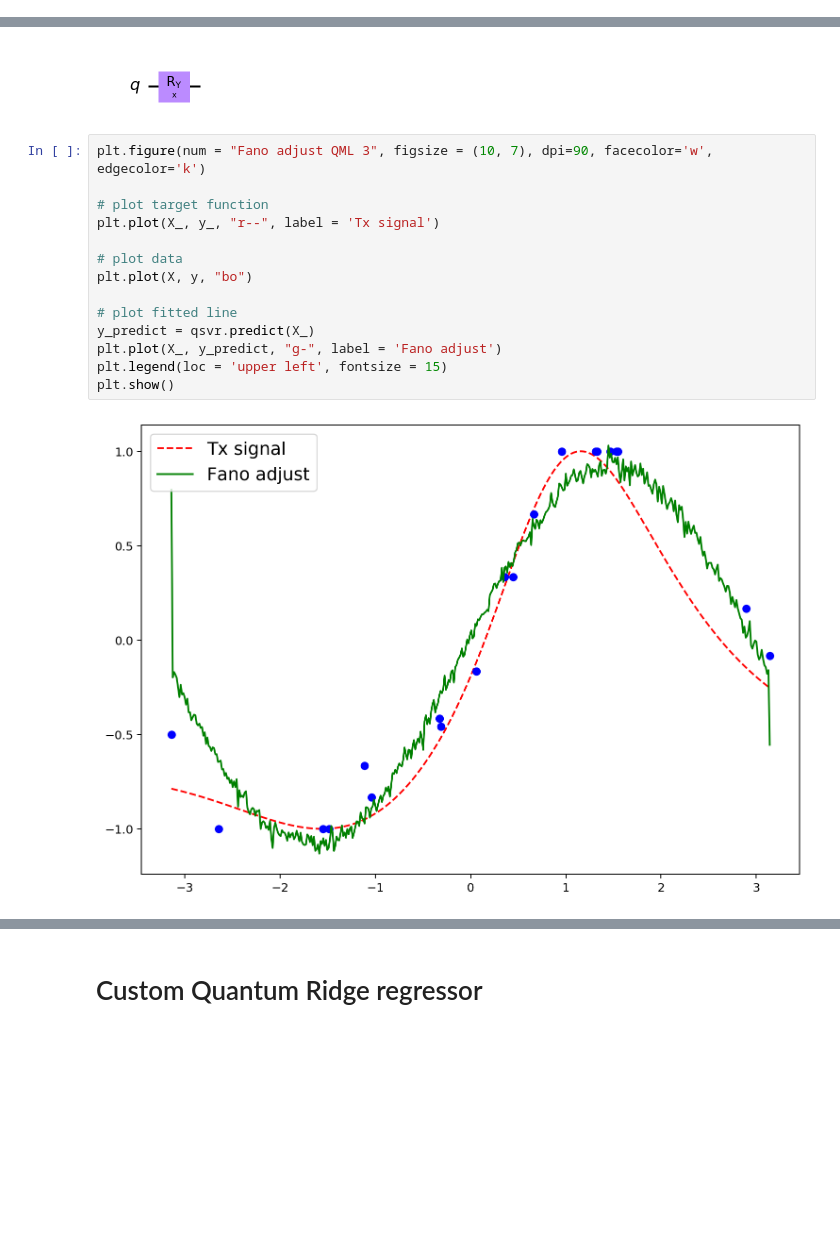
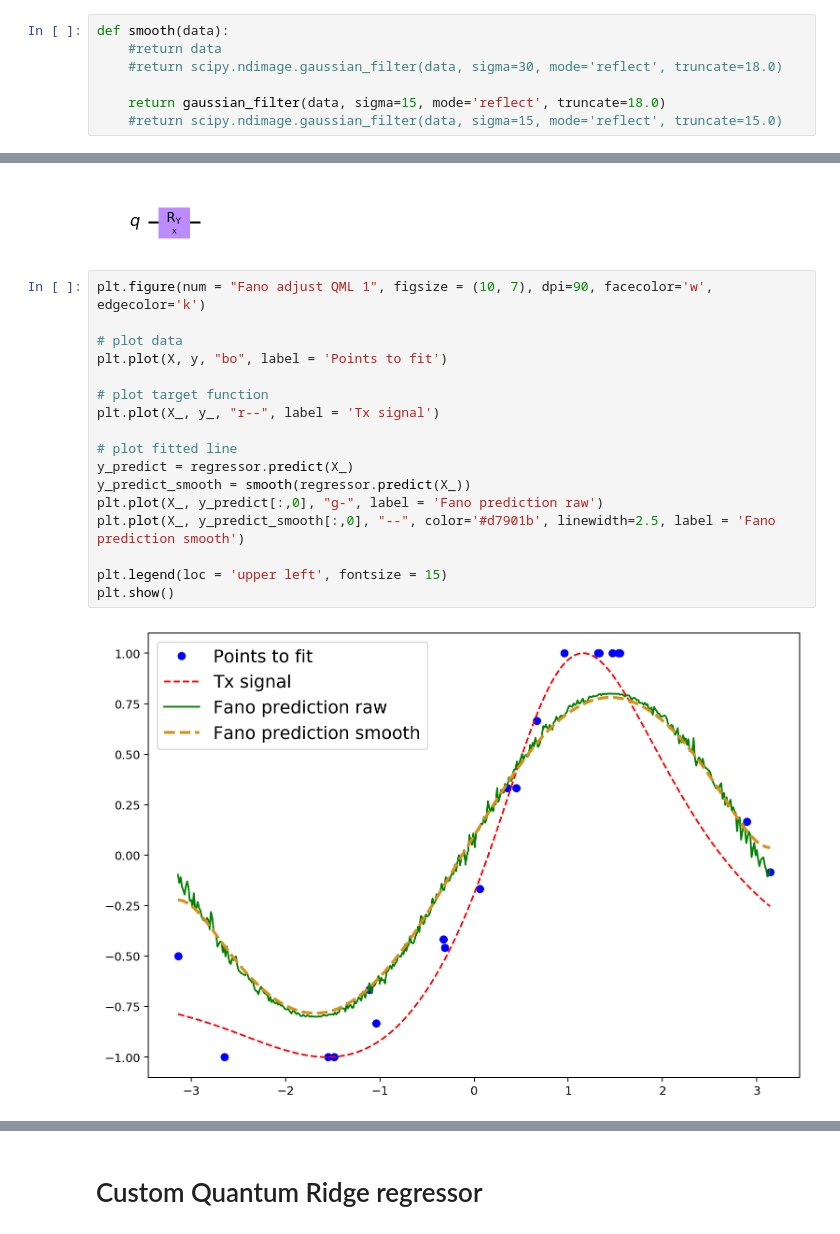
Before and after one commit to sergiomtzlosa/qml-notebooks, a Jupyter notebook: 10 - fano_signal_quantum_regressors_examples.ipynb, the cells around one changed output, grey strips where cells are left out. Cells and saved outputs as stored; diff of their text form; blank space fills up the shorter version.

Commit message:
added more data

```diff
--- a/10 - fano_signal_quantum_regressors_examples.ipynb
+++ b/10 - fano_signal_quantum_regressors_examples.ipynb
@@ -145,6 +146,13 @@ plt.show()
 
 #X = (ub - lb) * algorithm_globals.random.random([num_samples, 1]) + lb
 #y = f(X[:, 0]) + eps * (2 * algorithm_globals.random.random(num_samples) - 1)
+# %%
+def smooth(data):
+    #return data
+    #return scipy.ndimage.gaussian_filter(data, sigma=30, mode='reflect', truncate=18.0)
+
+    return gaussian_filter(data, sigma=15, mode='reflect', truncate=18.0)
+    #return scipy.ndimage.gaussian_filter(data, sigma=15, mode='reflect', truncate=15.0)
 # %% [markdown]
 # Fitting with scipy.curve_fit
 # %%
@@ -413,21 +428,24 @@ feature_map.draw('mpl')
 # %% [output]
 [figure]
 # %%
-plt.figure(num = "Fano adjust QML 3", figsize = (10, 7), dpi=90, facecolor='w', edgecolor='k')
+plt.figure(num = "Fano adjust QML 1", figsize = (10, 7), dpi=90, facecolor='w', edgecolor='k')
+
+# plot data
+plt.plot(X, y, "bo", label = 'Points to fit')
 
 # plot target function
 plt.plot(X_, y_, "r--", label = 'Tx signal')
 
-# plot data
-plt.plot(X, y, "bo")
+# plot fitted line
+y_predict = regressor.predict(X_)
+y_predict_smooth = smooth(regressor.predict(X_))
+plt.plot(X_, y_predict[:,0], "g-", label = 'Fano prediction raw')
+plt.plot(X_, y_predict_smooth[:,0], "--", color='#d7901b', linewidth=2.5, label = 'Fano prediction smooth')
 
-# plot fitted line
-y_predict = qsvr.predict(X_)
-plt.plot(X_, y_predict, "g-", label = 'Fano adjust')
 plt.legend(loc = 'upper left', fontsize = 15)
 plt.show()
 # %% [output]
-[figure, old version]
+[figure, new version]
 # %%
 qsvr.score(X, y)
 # %% [output]
```
Also changed, not shown: parts of 14 cells of this notebook.
